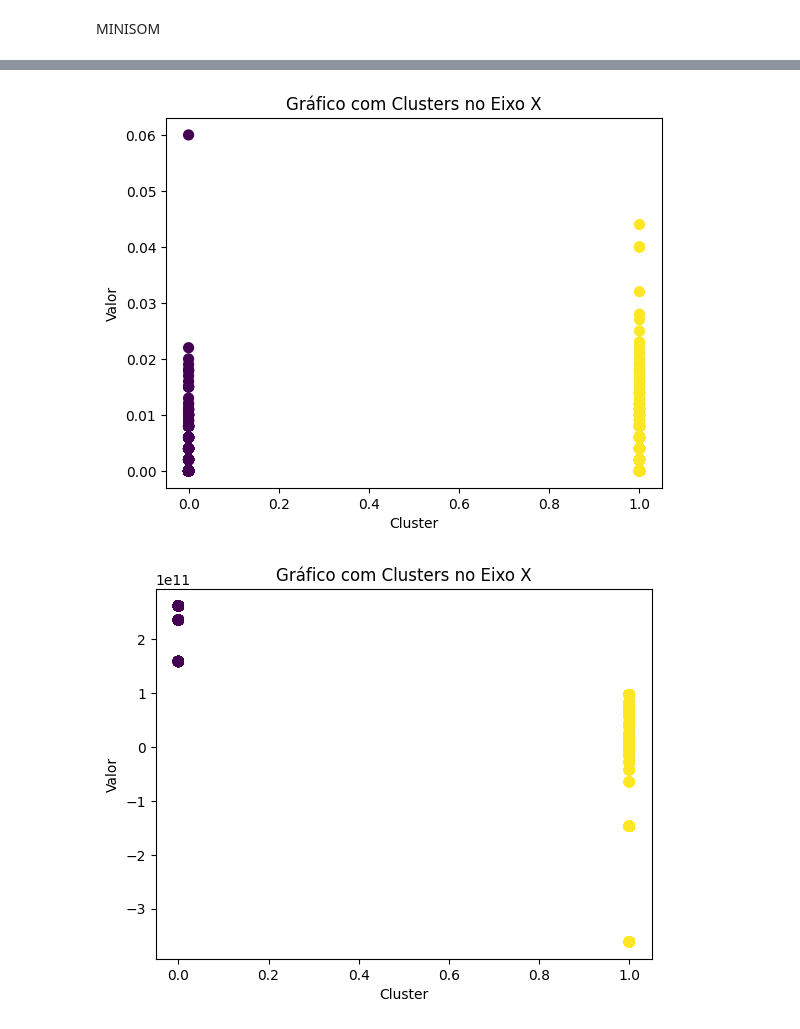
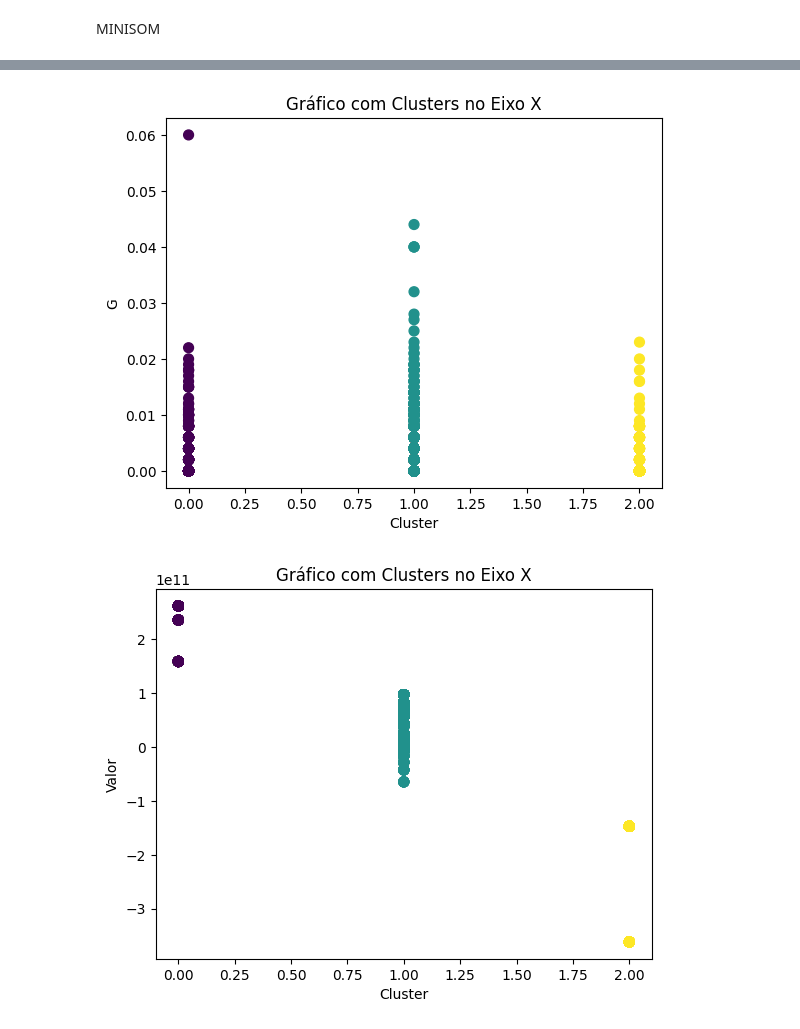
Before and after one commit to AlcirCastro/Intelig-ncia-Artificial-2o-Trabalho-Experimento-de-Aprendizado-N-o-Supervisionado, a Jupyter notebook: Trabalho2_IA_Country.ipynb, the cells around one changed output, grey strips where cells are left out. Saved outputs shown, nothing was run; the diff lists cells and outputs as text; code cells hidden in the pictures.

```diff
--- a/Trabalho2_IA_Country.ipynb
+++ b/Trabalho2_IA_Country.ipynb
@@ -49,7 +49,7 @@ X = X.drop(["Country","Classe_Country","id","StartUp","Year"],axis=1)
 data = X.values
 
 # Initialization and training
-som_shape = (1, 2)
+som_shape = (1, 3)
 som = MiniSom(som_shape[0], som_shape[1], data.shape[1], sigma=0.5, learning_rate=.5,random_seed=0,neighborhood_function='gaussian')
 #som.pca_weights_init(data)
 som.train(data, num_iteration = 10000)
@@ -330,11 +473,11 @@ Passing `palette` without assigning `hue` is deprecated and will be removed in v
 # %%
 plt.scatter(X["Cluster"],  X["ESG"], c=X["Cluster"], cmap='viridis', s=50)
 plt.xlabel('Cluster')
-plt.ylabel('Valor')
+plt.ylabel('G')
 plt.title('Gráfico com Clusters no Eixo X')
 plt.show()
 # %% [output]
-[figure, old version]
+[figure, new version]
 # %%
 plt.scatter(X["Cluster"], X[" FOREIGINVEST "], c=X["Cluster"], cmap='viridis', s=50)
 plt.xlabel('Cluster')
@@ -342,4 +485,4 @@ plt.ylabel('Valor')
 plt.title('Gráfico com Clusters no Eixo X')
 plt.show()
 # %% [output]
-[figure, old version]
+[figure, new version]
```
Also changed, not shown: parts of 13 cells of this notebook.
